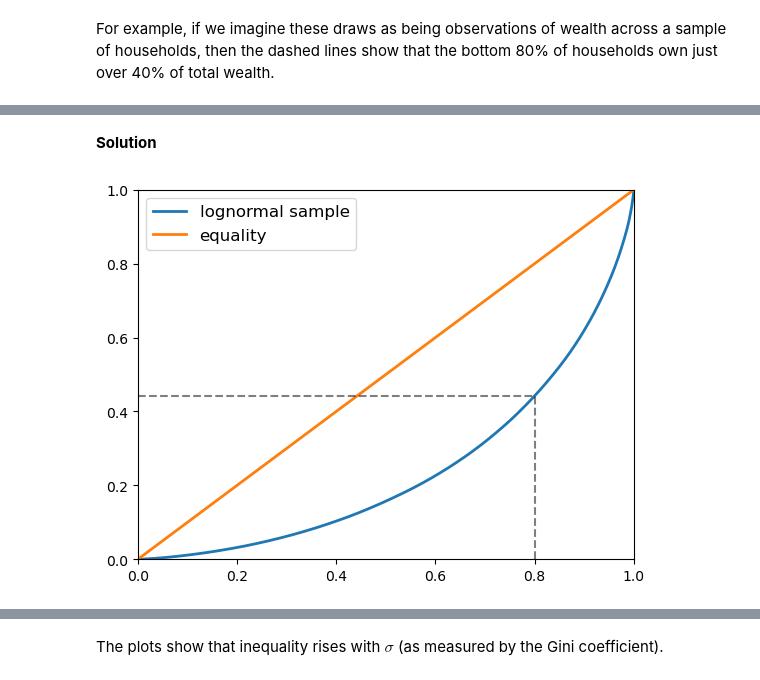
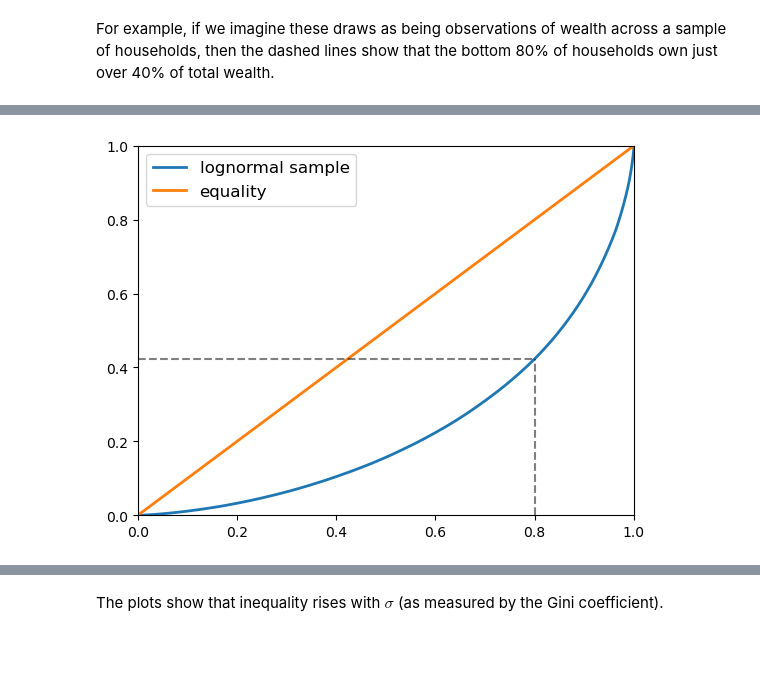
Before and after one commit to antunesaa/bank_of_portugal_2025, a Jupyter notebook: wednesday/3_lorenz_gini.ipynb, the cells around one changed output, grey strips where cells are left out. Cells and saved outputs as stored; diff of their text form; code cells hidden in the pictures; blank space fills up the shorter version.

```diff
--- a/wednesday/3_lorenz_gini.ipynb
+++ b/wednesday/3_lorenz_gini.ipynb
@@ -127,34 +189,33 @@ Solution below.
 Solution below.
 Solution below.
 Solution below.
-# %% [markdown]
-**Solution**
 # %%
+
 @numba.jit
 def lorenz_curve(w):
     n = len(w)
     w = np.sort(w)
-    s = np.zeros(n + 1)
-    s[1:] = np.cumsum(w)  # s[i] = sum_{j <= i} w_j
     x = np.zeros(n + 1)
     y = np.zeros(n + 1)
+    running_sum = w[0]
+    total_sum = np.sum(w)
     for i in range(1, n + 1):
         x[i] = i / n
-        y[i] = s[i] / s[n]
+        y[i] = running_sum / total_sum
+        running_sum += w[i]
     return x, y
-
 
 x, y = lorenz_curve(sample)    # Our routine
 
 fig, ax = plt.subplots()
 ax.plot(x, y, label=f'lognormal sample', lw=2)
 ax.plot(x, x, label='equality', lw=2)
 ax.legend(fontsize=12)
 ax.set_ylim((0, 1))
 ax.set_xlim((0, 1))
 j = 1600  # dashed lines for j-th element
 ax.vlines(x[j], [0.0], y[j], alpha=0.5, colors='k', ls='--')
 ax.hlines(y[j], [0], x[j], alpha=0.5, colors='k', ls='--')
 plt.show()
 # %% [output]
-[figure, old version]
+[figure, new version]
```
Also changed, not shown: parts of 26 cells of this notebook.
